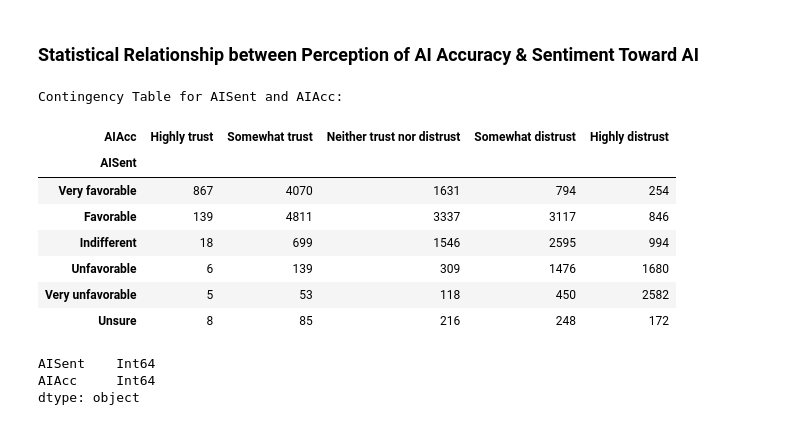
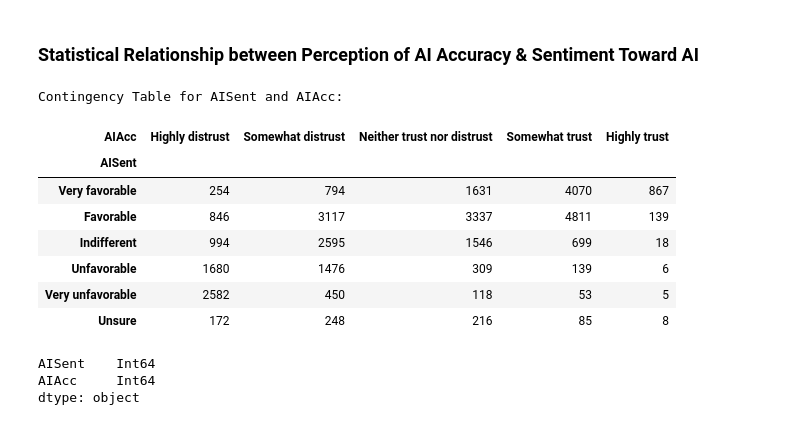
Before and after one commit to huyqng1412/IT680_Effectiveness-of-AI-in-CS, a Jupyter notebook: ai_cs_analysis.ipynb, the cells around one changed output. Saved outputs shown, nothing was run; the diff lists cells and outputs as text; code cells hidden in the pictures.

```diff
--- a/ai_cs_analysis.ipynb
+++ b/ai_cs_analysis.ipynb
@@ -882,20 +882,22 @@ from scipy.stats import chi2_contingency
 from scipy.stats import spearmanr, kendalltau
 # %% [markdown]
 ### Statistical Relationship between Perception of AI Accuracy & Sentiment Toward AI
+# %%
+order_aiacc = ["Highly distrust","Somewhat distrust", "Neither trust nor distrust", "Somewhat trust", "Highly trust"]
 # %%
-aisent_aiacc_table = pd.crosstab(demog_ai['AISent'], demog_ai['AIAcc']).reindex(index=order2, columns=order3)
+aisent_aiacc_table = pd.crosstab(demog_ai['AISent'], demog_ai['AIAcc']).reindex(index=order2, columns=order_aiacc)
 print("Contingency Table for AISent and AIAcc:")
 aisent_aiacc_table
 # %% [output]
 Contingency Table for AISent and AIAcc:
-| AIAcc | Highly trust | Somewhat trust | Neither trust nor distrust | Somewhat distrust | Highly distrust |
+| AIAcc | Highly distrust | Somewhat distrust | Neither trust nor distrust | Somewhat trust | Highly trust |
 | AISent |  |  |  |  |  |
-| Very favorable | 867 | 4070 | 1631 | 794 | 254 |
-| Favorable | 139 | 4811 | 3337 | 3117 | 846 |
-| Indifferent | 18 | 699 | 1546 | 2595 | 994 |
-| Unfavorable | 6 | 139 | 309 | 1476 | 1680 |
-| Very unfavorable | 5 | 53 | 118 | 450 | 2582 |
-| Unsure | 8 | 85 | 216 | 248 | 172 |
+| Very favorable | 254 | 794 | 1631 | 4070 | 867 |
+| Favorable | 846 | 3117 | 3337 | 4811 | 139 |
+| Indifferent | 994 | 2595 | 1546 | 699 | 18 |
+| Unfavorable | 1680 | 1476 | 309 | 139 | 6 |
+| Very unfavorable | 2582 | 450 | 118 | 53 | 5 |
+| Unsure | 172 | 248 | 216 | 85 | 8 |
 # %%
 aisent_map = {
     'Very favorable': 5,
```
Also changed, not shown: parts of 3 cells of this notebook, 2 other files.
